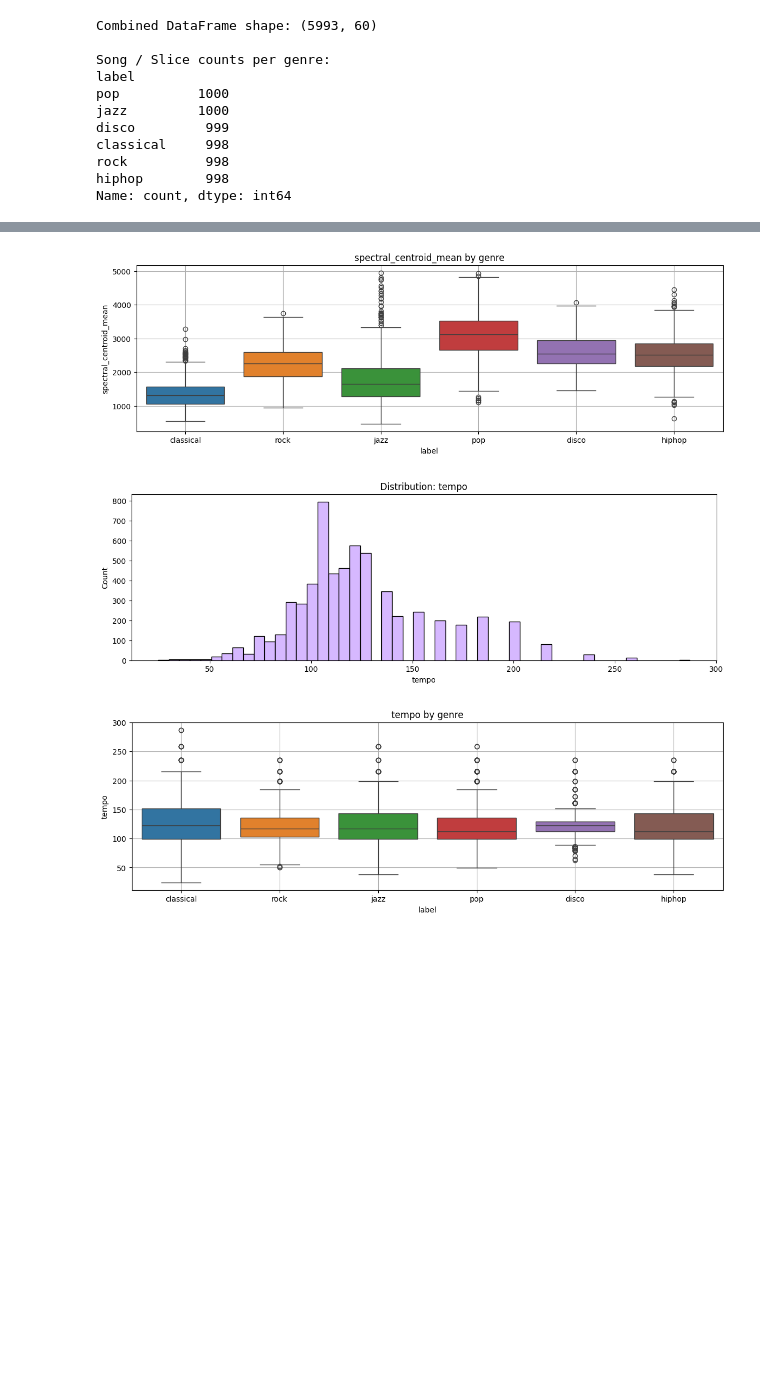
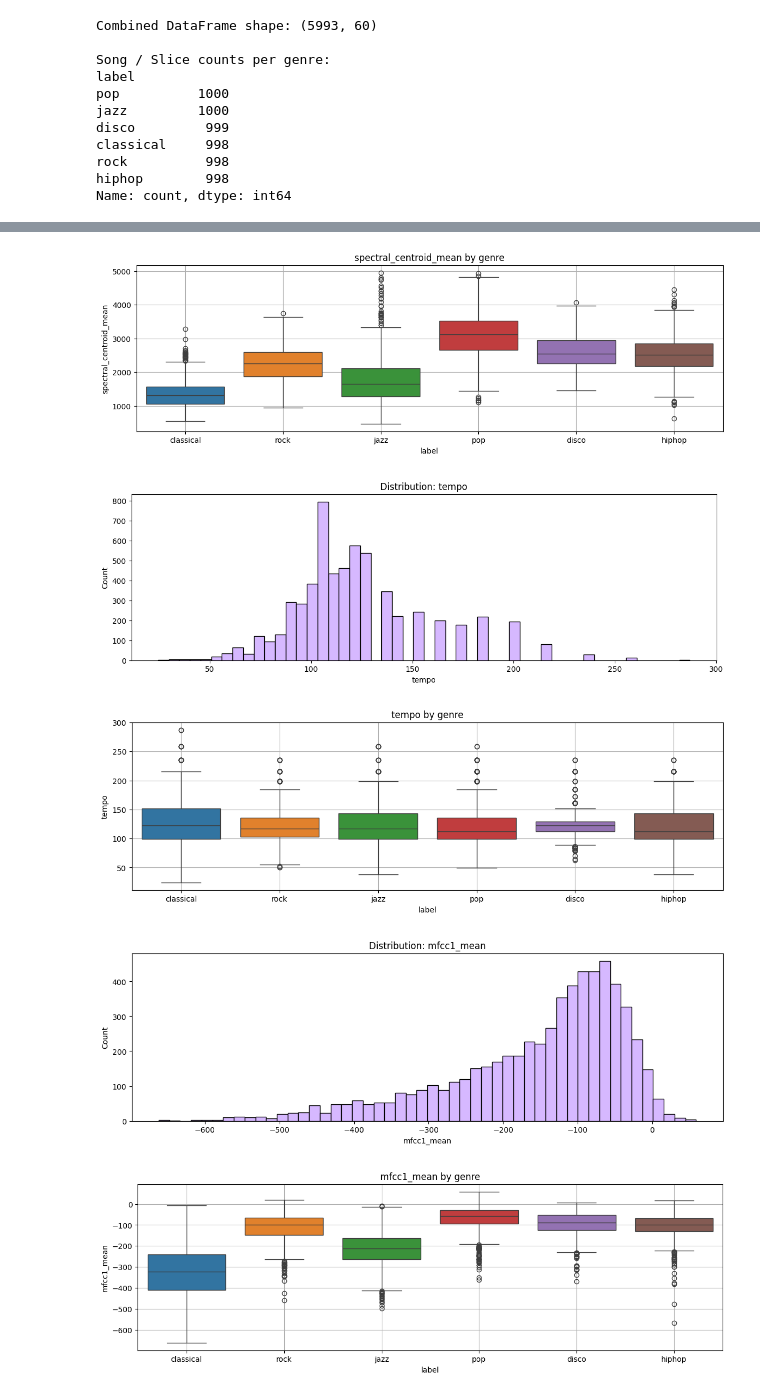
Before and after one commit to SNIGDHA-ms24043/IDC-PROJECT--Music-Genre-Classification, a Jupyter notebook: Music_Genre_IDC_Project.ipynb, the cells around one changed output, grey strips where cells are left out. Drawn from its saved outputs; the diff is of its cells as text; code cells hidden in the pictures; blank space fills up the shorter version.

```diff
--- a/Music_Genre_IDC_Project.ipynb
+++ b/Music_Genre_IDC_Project.ipynb
@@ -101,26 +111,28 @@ Name: count, dtype: int64
 # %%
-df.describe()
+#gurleen
 import matplotlib.pyplot as plt
 import pandas as pd
 import seaborn as sns
-numeric_cols = ["chroma_stft_mean","rms_mean","spectral_centroid_mean","tempo"]
 
+numeric_cols = ["chroma_stft_mean","rms_mean","spectral_centroid_mean","tempo","mfcc1_mean"]
 for col in numeric_cols:
     plt.figure(figsize=(14, 4))
     sns.histplot(data=df, x=col, bins=50, color="#C9A0FF")
     plt.title(f"Distribution: {col}")
     plt.show()
     plt.figure(figsize=(14, 4))
     sns.boxplot(data=df, y=col, x="label", hue="label")
     plt.title(f"{col} by genre")
     plt.grid()
     plt.show()
 # %% [output]
 [figure]
 [figure]
 [figure]
 [figure]
 [figure]
 [figure]
 [figure]
 [figure]
+[figure, added]
+[figure, added]
```
Also changed, not shown: parts of 3 cells of this notebook.
